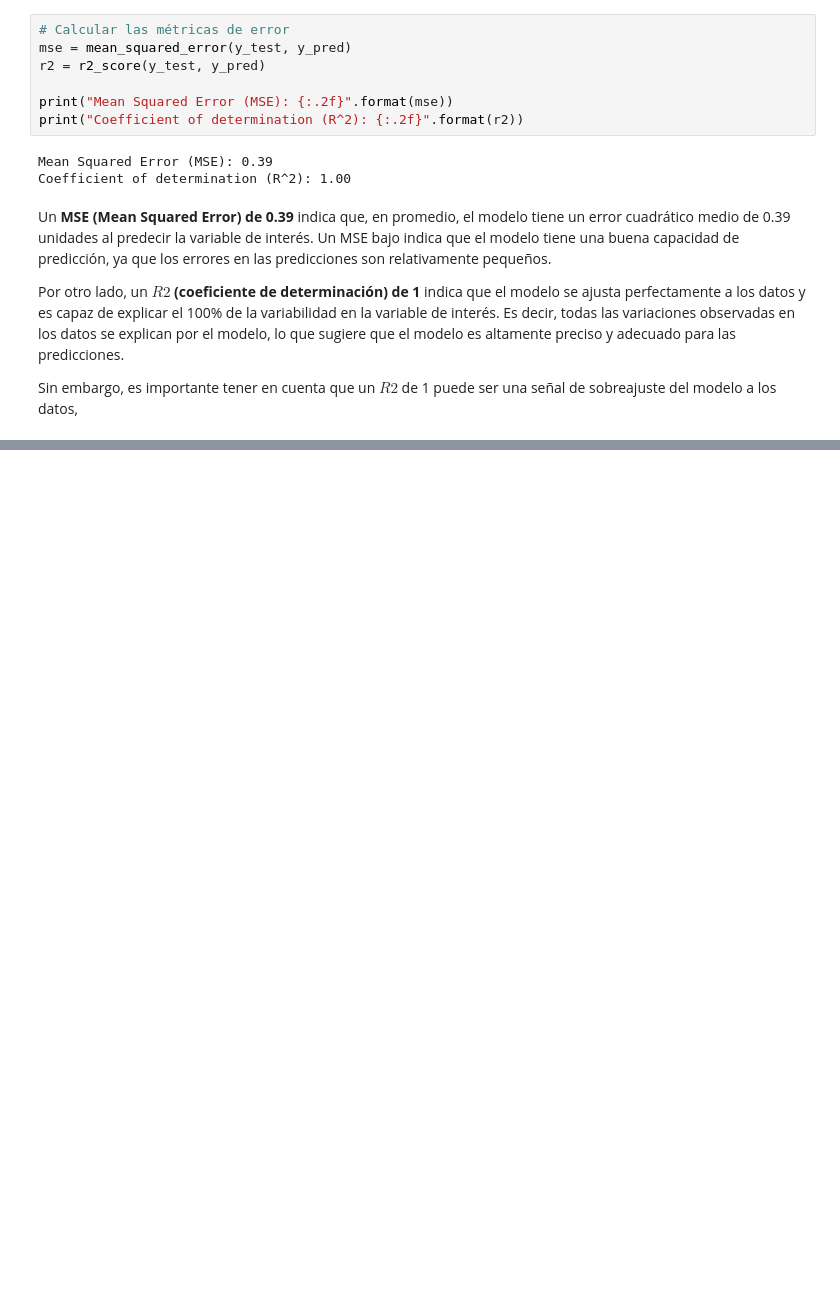
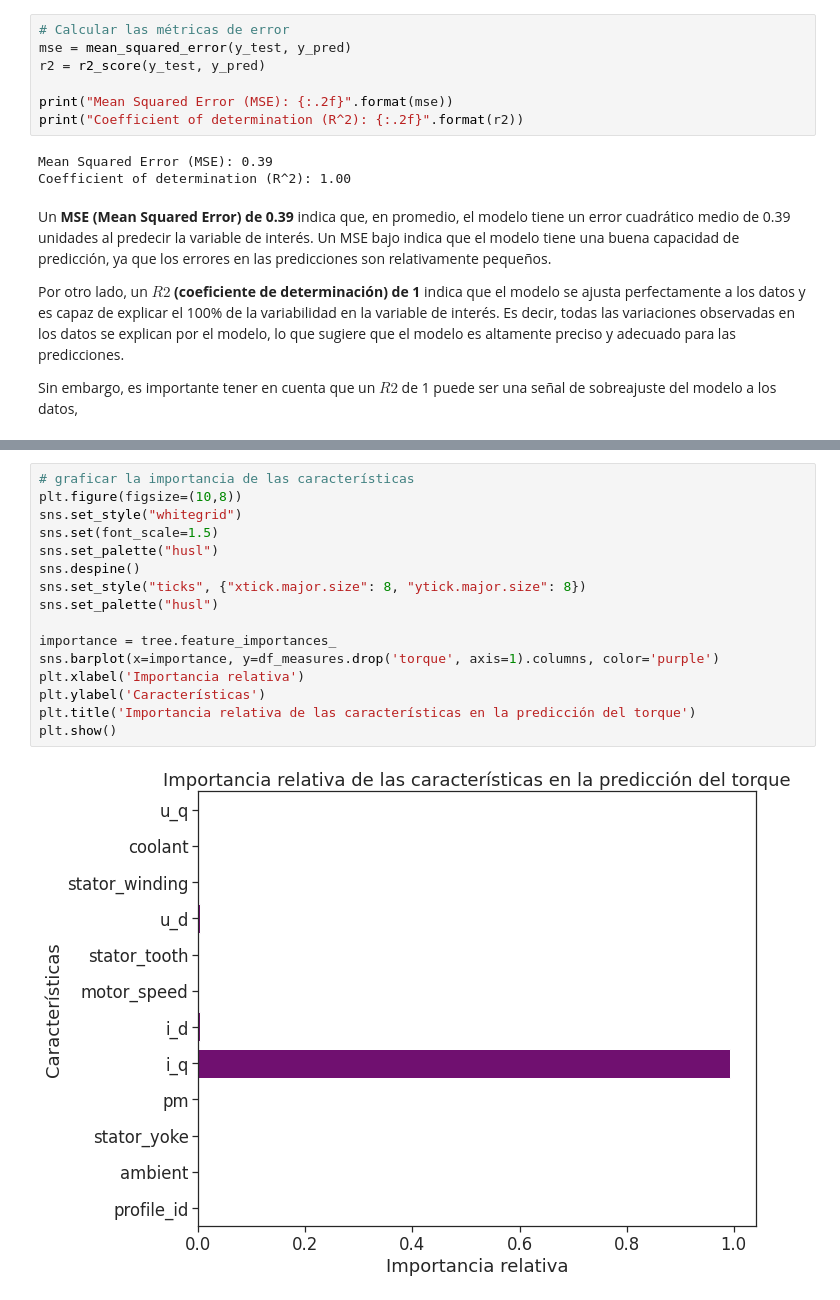
Before and after one commit to marcgym2/MachineLearning, a Jupyter notebook: Tarea6.ipynb, the cells around one changed output, grey strips where cells are left out. Cells and saved outputs as stored; diff of their text form; blank space fills up the shorter version.

```diff
--- a/Tarea6.ipynb
+++ b/Tarea6.ipynb
@@ -92,0 +117,18 @@ plt.show()
+# %%
+# graficar la importancia de las características
+plt.figure(figsize=(10,8))
+sns.set_style("whitegrid")
+sns.set(font_scale=1.5)
+sns.set_palette("husl")
+sns.despine()
+sns.set_style("ticks", {"xtick.major.size": 8, "ytick.major.size": 8})
+sns.set_palette("husl")
+
+importance = tree.feature_importances_
+sns.barplot(x=importance, y=df_measures.drop('torque', axis=1).columns, color='purple')
+plt.xlabel('Importancia relativa')
+plt.ylabel('Características')
+plt.title('Importancia relativa de las características en la predicción del torque')
+plt.show()
+# %% [output]
+[figure, added]
```
Also changed, not shown: parts of 5 cells of this notebook.
